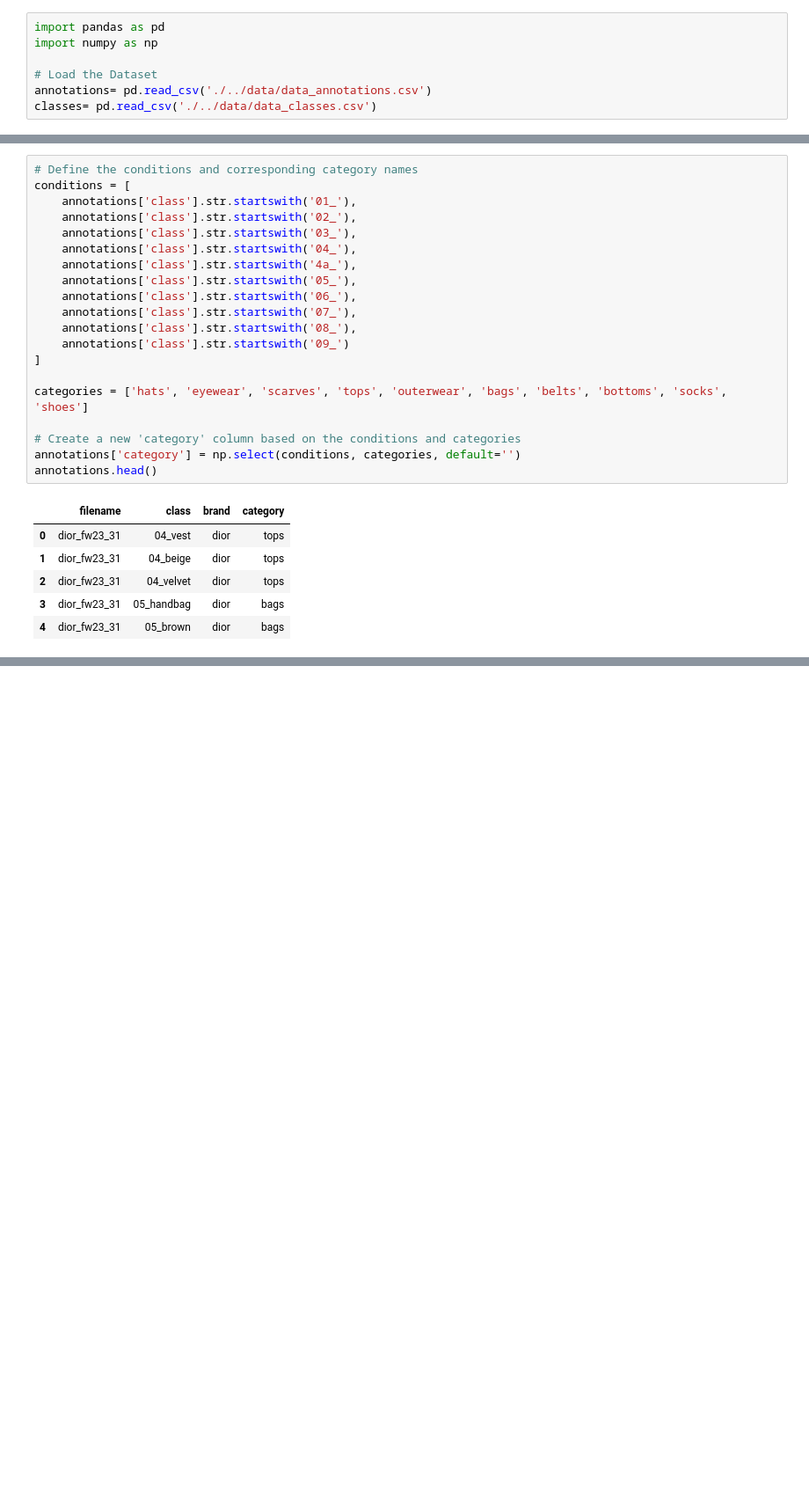
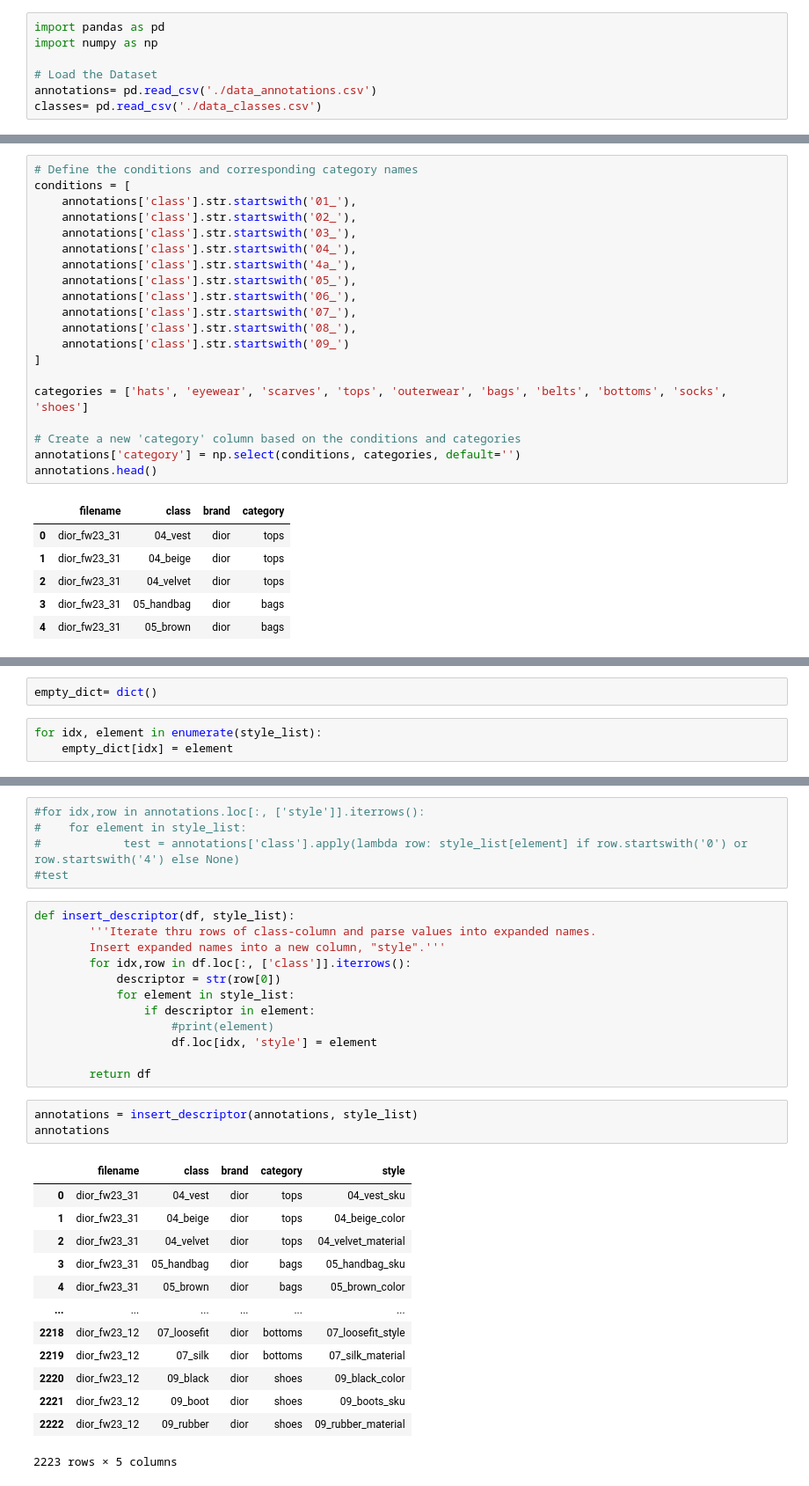
Before and after one commit to aliascii/runwayreconnaissance, a Jupyter notebook: EDA/EDA_rr.ipynb, the cells around one changed output, grey strips where cells are left out. Shown at 88% size. Saved outputs shown, nothing was run; the diff lists cells and outputs as text; blank space fills up the shorter version.

Commit message:
style column added

```diff
--- a/EDA/EDA_rr.ipynb
+++ b/EDA/EDA_rr.ipynb
@@ -3,8 +3,8 @@ import pandas as pd
 import numpy as np
 
 # Load the Dataset
-annotations= pd.read_csv('./../data/data_annotations.csv')
-classes= pd.read_csv('./../data/data_classes.csv')
+annotations= pd.read_csv('./data_annotations.csv')
+classes= pd.read_csv('./data_classes.csv')
 # %%
 # Display first frew rows
 annotations.head()
@@ -162,0 +173,5 @@ annotations.head()
+# %%
+empty_dict= dict()
+# %%
+for idx, element in enumerate(style_list):
+    empty_dict[idx] = element
@@ -162,0 +198,34 @@ annotations.head()
+# %%
+#for idx,row in annotations.loc[:, ['style']].iterrows():
+#    for element in style_list:
+#            test = annotations['class'].apply(lambda row: style_list[element] if row.startswith('0') or row.startswith('4') else None)
+#test
+# %%
+def insert_descriptor(df, style_list):
+        '''Iterate thru rows of class-column and parse values into expanded names.
+        Insert expanded names into a new column, "style".'''
+        for idx,row in df.loc[:, ['class']].iterrows():
+            descriptor = str(row[0])
+            for element in style_list:
+                if descriptor in element:
+                    #print(element)
+                    df.loc[idx, 'style'] = element
+
+        return df
+# %%
+annotations = insert_descriptor(annotations, style_list)
+annotations
+# %% [output]
+|  | filename | class | brand | category | style |
+| 0 | dior_fw23_31 | 04_vest | dior | tops | 04_vest_sku |
+| 1 | dior_fw23_31 | 04_beige | dior | tops | 04_beige_color |
+| 2 | dior_fw23_31 | 04_velvet | dior | tops | 04_velvet_material |
+| 3 | dior_fw23_31 | 05_handbag | dior | bags | 05_handbag_sku |
+| 4 | dior_fw23_31 | 05_brown | dior | bags | 05_brown_color |
+| ... | ... | ... | ... | ... | ... |
+| 2218 | dior_fw23_12 | 07_loosefit | dior | bottoms | 07_loosefit_style |
+| 2219 | dior_fw23_12 | 07_silk | dior | bottoms | 07_silk_material |
+| 2220 | dior_fw23_12 | 09_black | dior | shoes | 09_black_color |
+| 2221 | dior_fw23_12 | 09_boot | dior | shoes | 09_boots_sku |
+| 2222 | dior_fw23_12 | 09_rubber | dior | shoes | 09_rubber_material |
+2223 rows × 5 columns
```
Also changed, not shown: parts of 4 cells of this notebook, 1 other file.
